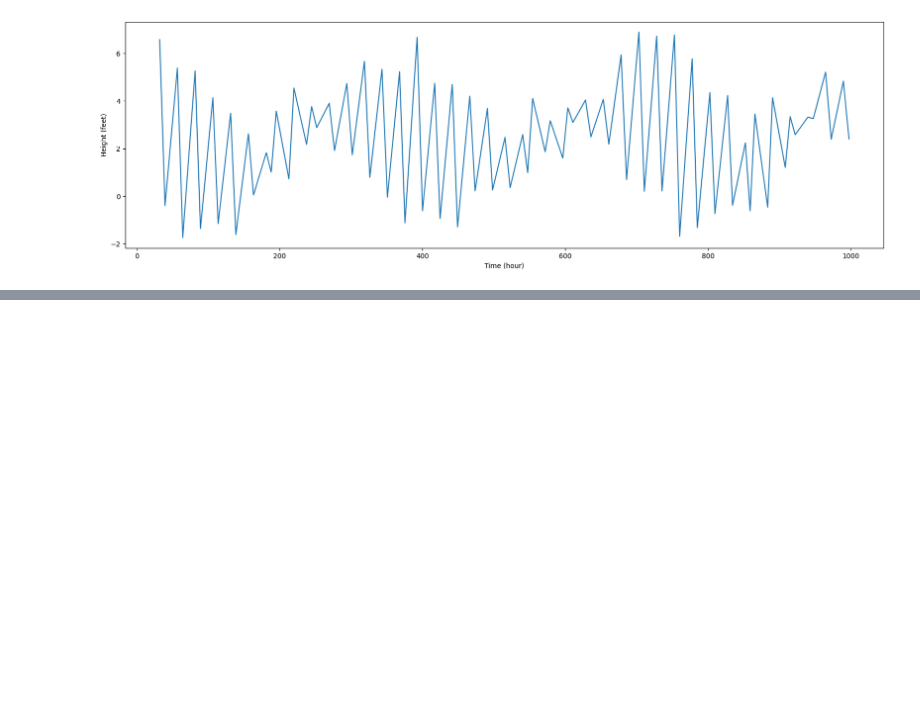
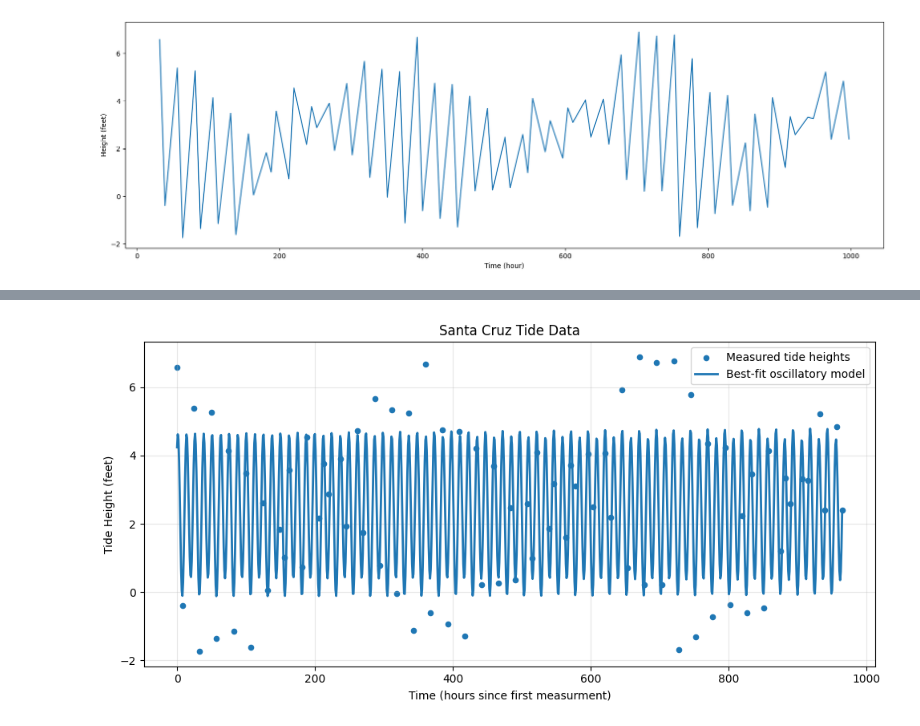
Before and after one commit to VNGucsc/ASTR-19-Group, a Jupyter notebook: main.ipynb, the cells around one changed output, grey strips where cells are left out. Drawn from its saved outputs; the diff is of its cells as text; code cells hidden in the pictures; blank space fills up the shorter version.

Commit message:
tide model fitting and plot

```diff
--- a/main.ipynb
+++ b/main.ipynb
@@ -47,0 +64,26 @@ file.close()
+# %%
+sigma_meas = 0.25
+sigma_array = sigma_meas * np.ones_like(h_tide)
+
+p0 = [
+    3.0, 12.42, 0.0,
+    1.0, 24.84, 0.0,
+    np.mean(h_tide)
+]
+
+popt, pcov = curve_fit(
+    tide_model,
+    t,
+    h_tide,
+    p0=p0,
+    sigma=sigma_array
+)
+
+print("Best-fit parameters:")
+print("A1 =", popt[0])
+print("P1 =", popt[1])
+print("phi1 =", popt[2])
+print("A2 =", popt[3])
+print("P2 =", popt[4])
+print("phi2 =", popt[5])
+print("offset =", popt[6])
@@ -47,0 +99,19 @@ file.close()
+# %%
+t_fine = np.linspace(t.min(), t.max(), 1000)
+h_model = tide_model(t_fine, * popt)
+
+plt.figure(figsize = (10,5))
+plt.scatter(t, h_tide, s=20, label="Measured tide heights")
+plt.plot(t_fine, h_model, linewidth=2, label="Best-fit oscillatory model")
+
+plt.xlabel("Time (hours since first measurment)")
+plt.ylabel("Tide Height (feet)")
+plt.title("Santa Cruz Tide Data")
+plt.legend()
+plt.grid(True, alpha=0.3)
+plt.tight_layout()
+
+plt.savefig("tide_model_fit_group_project.pdf")
+plt.show()
+# %% [output]
+[figure, added]
```
Also changed, not shown: parts of 5 cells of this notebook.
